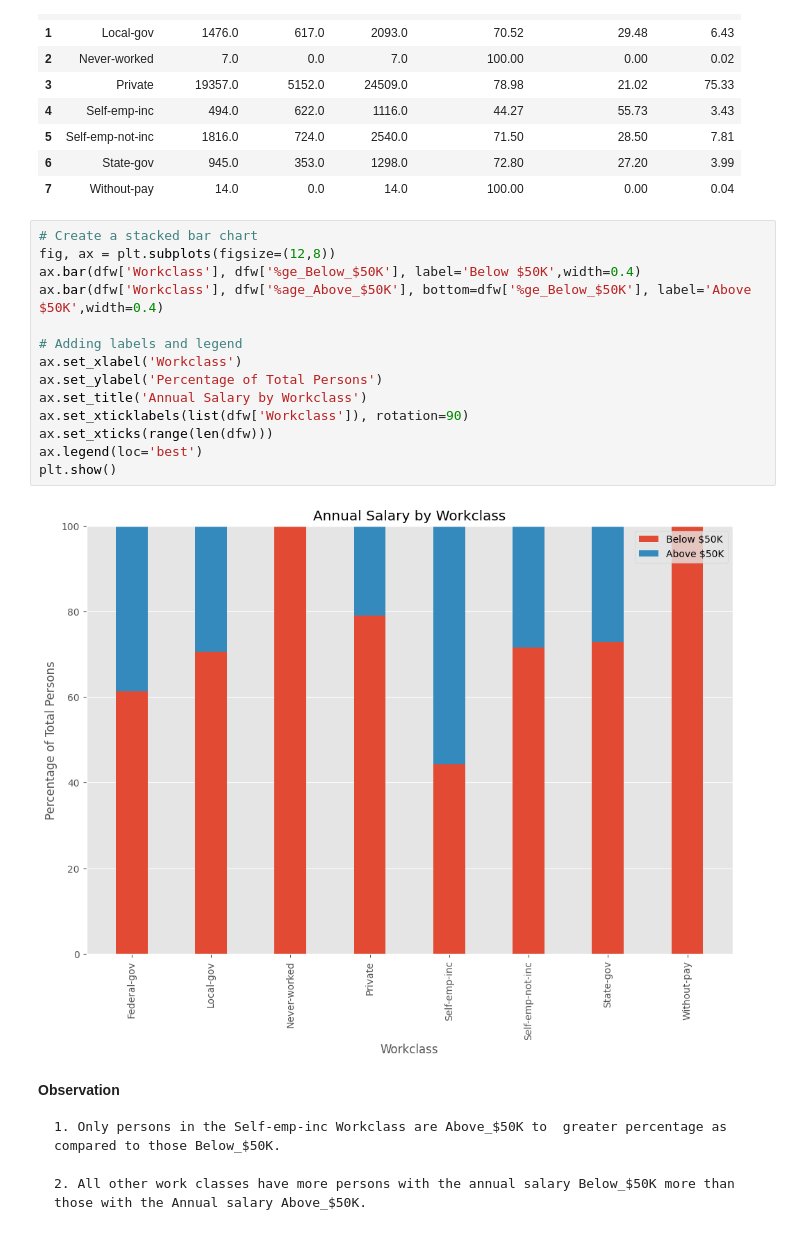
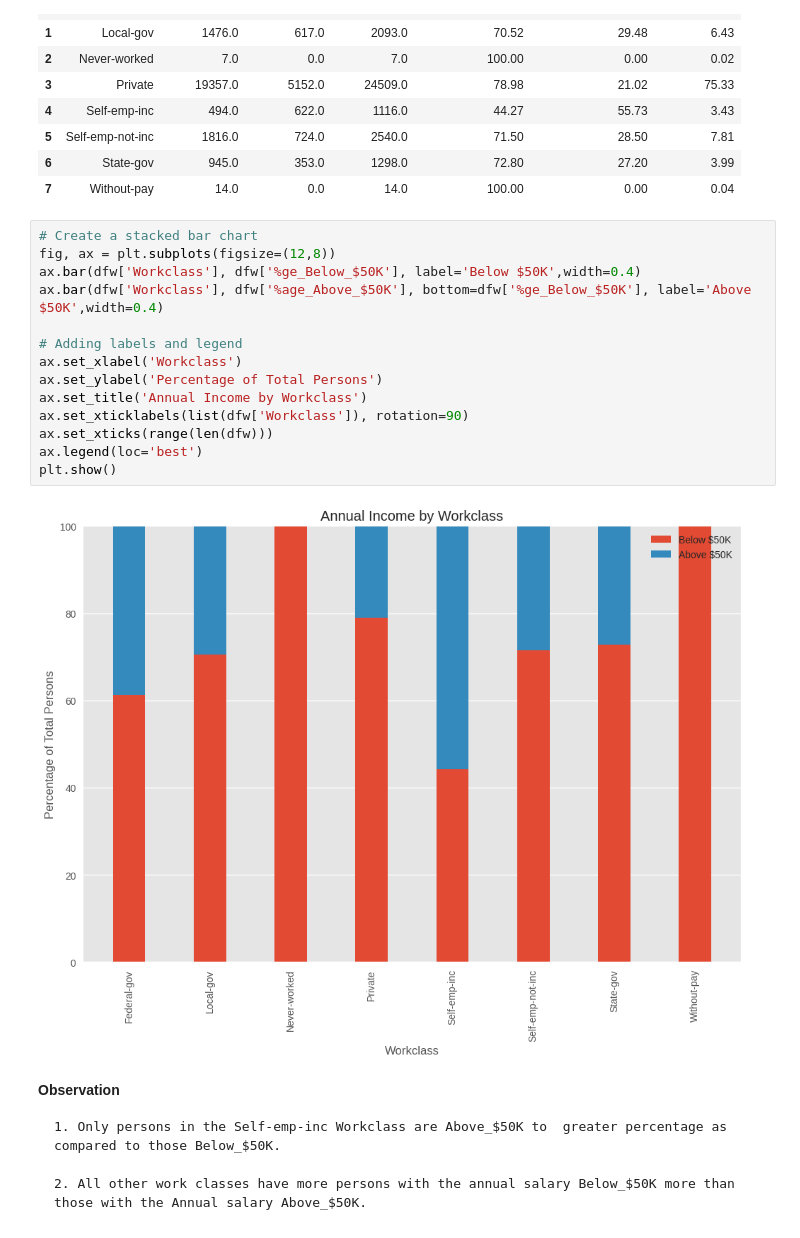
Before and after one commit to imugagga/Adults_Dataset, a Jupyter notebook: Adults_Dataset_Predictions.ipynb, the cells around one changed output. Drawn from its saved outputs; the diff is of its cells as text.

````diff
--- a/Adults_Dataset_Predictions.ipynb
+++ b/Adults_Dataset_Predictions.ipynb
@@ -475,19 +475,19 @@ dfw.head(10)
 # %%
 # Create a stacked bar chart
 fig, ax = plt.subplots(figsize=(12,8))
 ax.bar(dfw['Workclass'], dfw['%ge_Below_$50K'], label='Below $50K',width=0.4)
 ax.bar(dfw['Workclass'], dfw['%age_Above_$50K'], bottom=dfw['%ge_Below_$50K'], label='Above $50K',width=0.4)
 
 # Adding labels and legend
 ax.set_xlabel('Workclass')
 ax.set_ylabel('Percentage of Total Persons')
-ax.set_title('Annual Salary by Workclass')
+ax.set_title('Annual Income by Workclass')
 ax.set_xticklabels(list(dfw['Workclass']), rotation=90)
 ax.set_xticks(range(len(dfw)))
 ax.legend(loc='best')
 plt.show()
 # %% [output]
-[figure, old version]
+[figure, new version]
 # %% [markdown]
 **Observation**
 ```
````
Also changed, not shown: parts of 4 cells of this notebook.
